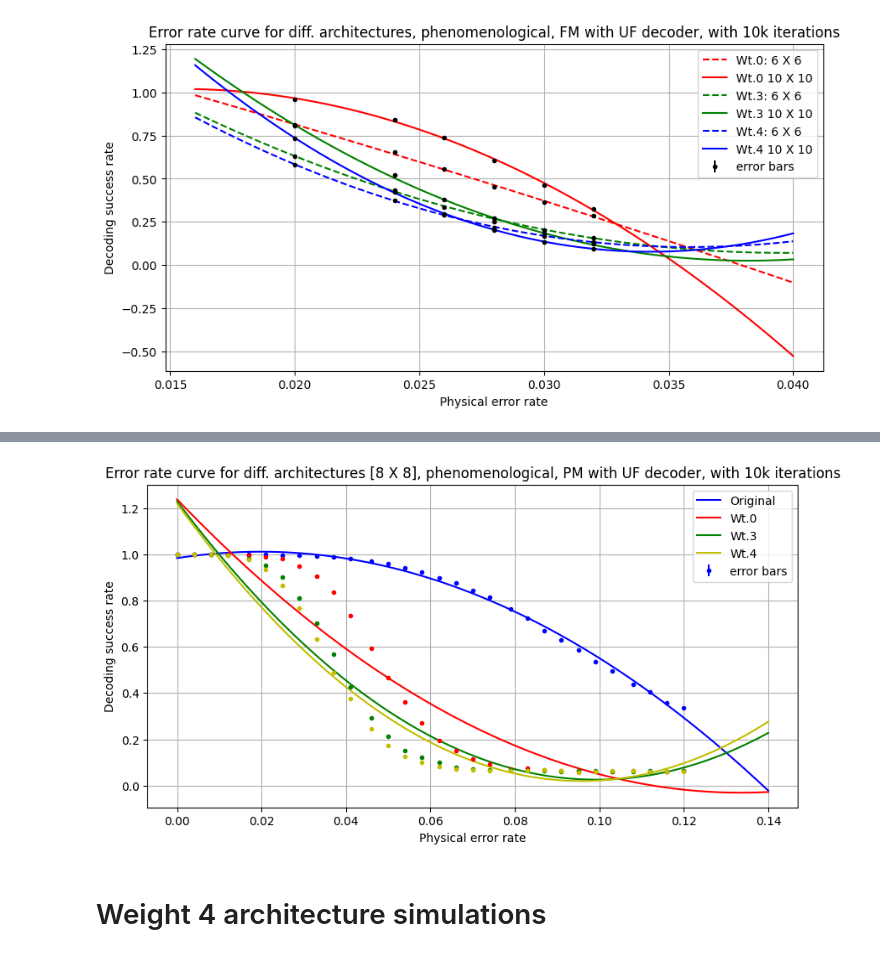
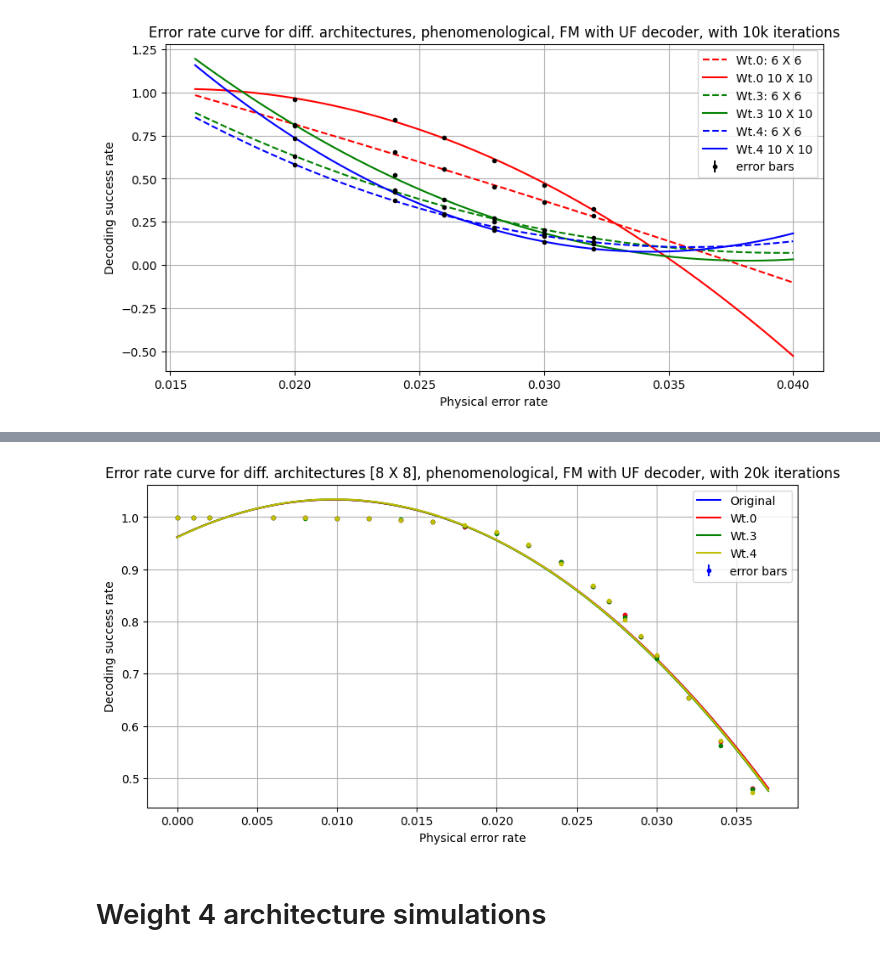
Before and after one commit to siddhantphy/qsurface, a Jupyter notebook: running/Conclusions.ipynb, the cells around one changed output, grey strips where cells are left out. Saved outputs shown, nothing was run; the diff lists cells and outputs as text; code cells hidden in the pictures.

Commit message:
false GHZ bug corrected in weight-3

```diff
--- a/running/Conclusions.ipynb
+++ b/running/Conclusions.ipynb
@@ -86,10 +86,10 @@ for rate in error_rates:
 # %% [output]
 [0.0, 0.004, 0.008, 0.012, 0.017, 0.021, 0.025, 0.029, 0.033, 0.037, 0.041, 0.046, 0.05, 0.054, 0.058, 0.062, 0.066, 0.07, 0.074, 0.079, 0.083, 0.087, 0.091, 0.095, 0.099, 0.103, 0.108, 0.112, 0.116,  ...
 # %%
-rate = 0.83
+rate = 0.03
 create_phenomenological_toric_superoperator([rate, rate, rate, rate])
 # create_phenomenological_weight_3_toric_superoperator(1,[rate, rate, rate, rate, rate, rate])
-# create_phenomenological_weight_4_toric_superoperator(1,[rate, rate, rate, rate])
+create_phenomenological_weight_4_toric_superoperator(1,[rate, rate, rate, rate])
 # %% [markdown]
 # Time Scaling of Implementation
 # %% [markdown]
@@ -858,10 +929,15 @@ plt.show()
 # %%
 iterations = 10000
-# LAYERS = d, Lattice: 8 X 8
-wt_00_data = {"(8, 8)":{"0":[0.0,0.9984],"1":[0.004,0.9984],"2":[0.008,0.9984],"3":[0.012,0.9984],"4":[0.017,0.9983],"5":[0.021,0.9977],"6":[0.025,0.9967],"7":[0.029,0.9958],"8":[0.033,0.9923],"9":[0.037,0.9876],"10":[0.041,0.9815],"11":[0.046,0.9691],"12":[0.05,0.9601],"13":[0.054,0.9408],"14":[0.058,0.9236],"15":[0.062,0.8968],"16":[0.066,0.8749],"17":[0.07,0.843],"18":[0.074,0.8131],"19":[0.079,0.763],"20":[0.083,0.724],"21":[0.087,0.6701],"22":[0.091,0.6311],"23":[0.095,0.5844],"24":[0.099,0.5341],"25":[0.103,0.4953],"26":[0.108,0.4379],"27":[0.112,0.4037],"28":[0.116,0.3596],"29":[0.12,0.3372]}}
-wt_0_data = {"(8, 8)":{"0":[0.0,0.9984],"1":[0.004,0.9984],"2":[0.008,0.9984],"3":[0.012,0.9981],"4":[0.017,0.9957],"5":[0.021,0.9899],"6":[0.025,0.9812],"7":[0.029,0.95],"8":[0.033,0.9057],"9":[0.037,0.837],"10":[0.041,0.7354],"11":[0.046,0.5951],"12":[0.05,0.4652],"13":[0.054,0.3614],"14":[0.058,0.2727],"15":[0.062,0.1966],"16":[0.066,0.151],"17":[0.07,0.1148],"18":[0.074,0.0923],"19":[0.079,0.0724],"20":[0.083,0.0744],"21":[0.087,0.0663],"22":[0.091,0.0653],"23":[0.095,0.0653],"24":[0.099,0.0606],"25":[0.103,0.062],"26":[0.108,0.0645],"27":[0.112,0.0623],"28":[0.116,0.0598],"29":[0.12,0.064]}}
-wt_3_data = {"(8, 8)":{"0":[0.0,0.9984],"1":[0.004,0.9984],"2":[0.008,0.9979],"3":[0.012,0.9954],"4":[0.017,0.9805],"5":[0.021,0.9522],"6":[0.025,0.9027],"7":[0.029,0.8106],"8":[0.033,0.7016],"9":[0.037,0.5668],"10":[0.041,0.4256],"11":[0.046,0.2914],"12":[0.05,0.2119],"13":[0.054,0.1503],"14":[0.058,0.1218],"15":[0.062,0.0994],"16":[0.066,0.0803],"17":[0.07,0.073],"18":[0.074,0.0675],"19":[0.079,0.0691],"20":[0.083,0.066],"21":[0.087,0.063],"22":[0.091,0.061],"23":[0.095,0.0633],"24":[0.099,0.063],"25":[0.103,0.0617],"26":[0.108,0.0605],"27":[0.112,0.066],"28":[0.116,0.0605],"29":[0.12,0.063]}}
-wt_4_data = {"(8, 8)":{"0":[0.0,0.9984],"1":[0.004,0.9984],"2":[0.008,0.9975],"3":[0.012,0.9938],"4":[0.017,0.9766],"5":[0.021,0.9352],"6":[0.025,0.8664],"7":[0.029,0.7655],"8":[0.033,0.6333],"9":[0.037,0.4892],"10":[0.041,0.3748],"11":[0.046,0.2455],"12":[0.05,0.1744],"13":[0.054,0.1263],"14":[0.058,0.0996],"15":[0.062,0.0814],"16":[0.066,0.072],"17":[0.07,0.0696],"18":[0.074,0.0627],"19":[0.079,0.0631],"20":[0.083,0.0629],"21":[0.087,0.0681],"22":[0.091,0.063],"23":[0.095,0.0568],"24":[0.099,0.0618],"25":[0.103,0.0647],"26":[0.108,0.063],"27":[0.112,0.0625],"28":[0.116,0.0623],"29":[0.12,0.0622]}}
+# Lattice: 8 X 8
+# wt_00_data = {"(8, 8)":{"0":[0.0,0.9984],"1":[0.001,0.9984],"2":[0.002,0.9984],"3":[0.006,0.9984],"4":[0.008,0.9984],"5":[0.01,0.998],"6":[0.012,0.9972],"7":[0.014,0.9958],"8":[0.016,0.9897],"9":[0.018,0.9808],"10":[0.02,0.9665],"11":[0.022,0.948],"12":[0.024,0.9095],"13":[0.026,0.865],"14":[0.027,0.8343],"15":[0.028,0.8062],"16":[0.029,0.7806],"17":[0.03,0.7396],"18":[0.032,0.6531],"19":[0.034,0.5653],"20":[0.036,0.4808]}}
+# wt_0_data = {"(8, 8)":{"0":[0.0,0.9984],"1":[0.001,0.9984],"2":[0.002,0.9984],"3":[0.006,0.9984],"4":[0.008,0.9984],"5":[0.01,0.998],"6":[0.012,0.9972],"7":[0.014,0.9958],"8":[0.016,0.9897],"9":[0.018,0.9808],"10":[0.02,0.9665],"11":[0.022,0.948],"12":[0.024,0.9095],"13":[0.026,0.865],"14":[0.027,0.8343],"15":[0.028,0.8062],"16":[0.029,0.7806],"17":[0.03,0.7396],"18":[0.032,0.6531],"19":[0.034,0.5653],"20":[0.036,0.4808]}}
+# wt_3_data = {"(8, 8)":{"0":[0.0,0.9984],"1":[0.001,0.9984],"2":[0.002,0.9984],"3":[0.006,0.9983],"4":[0.008,0.9981],"5":[0.01,0.9982],"6":[0.012,0.9965],"7":[0.014,0.995],"8":[0.016,0.9888],"9":[0.018,0.9811],"10":[0.02,0.968],"11":[0.022,0.9417],"12":[0.024,0.9021],"13":[0.026,0.8603],"14":[0.027,0.8267],"15":[0.028,0.794],"16":[0.029,0.763],"17":[0.03,0.7249],"18":[0.032,0.6361],"19":[0.034,0.5495],"20":[0.036,0.4599]}}
+# wt_4_data =  {"(8, 8)":{"0":[0.0,0.9984],"1":[0.001,0.9984],"2":[0.002,0.9984],"3":[0.006,0.9983],"4":[0.008,0.9983],"5":[0.01,0.9975],"6":[0.012,0.9971],"7":[0.014,0.9953],"8":[0.016,0.9879],"9":[0.018,0.9799],"10":[0.02,0.965],"11":[0.022,0.9416],"12":[0.024,0.9074],"13":[0.026,0.8576],"14":[0.027,0.828],"15":[0.028,0.7937],"16":[0.029,0.7622],"17":[0.03,0.7199],"18":[0.032,0.6386],"19":[0.034,0.5461],"20":[0.036,0.4536]}}
+
+wt_00_data = {"(8, 8)":{"0":[0.0,0.9984],"1":[0.001,0.9984],"2":[0.002,0.9984],"3":[0.006,0.99825],"4":[0.008,0.99825],"5":[0.01,0.99805],"6":[0.012,0.99685],"7":[0.014,0.9946],"8":[0.016,0.9904],"9":[0.018,0.9821],"10":[0.02,0.97005],"11":[0.022,0.946],"12":[0.024,0.91395],"13":[0.026,0.86775],"14":[0.027,0.8383],"15":[0.028,0.81225],"16":[0.029,0.77165],"17":[0.03,0.7337],"18":[0.032,0.65475],"19":[0.034,0.57115],"20":[0.036,0.4801]}}
+wt_0_data = {"(8, 8)":{"0":[0.0,0.9984],"1":[0.001,0.9984],"2":[0.002,0.9984],"3":[0.006,0.99825],"4":[0.008,0.99825],"5":[0.01,0.99805],"6":[0.012,0.99685],"7":[0.014,0.9946],"8":[0.016,0.9904],"9":[0.018,0.9821],"10":[0.02,0.97005],"11":[0.022,0.946],"12":[0.024,0.91395],"13":[0.026,0.86775],"14":[0.027,0.8383],"15":[0.028,0.81225],"16":[0.029,0.77165],"17":[0.03,0.7337],"18":[0.032,0.65475],"19":[0.034,0.57115],"20":[0.036,0.4801]}}
+wt_3_data = {"(8, 8)":{"0":[0.0,0.9984],"1":[0.001,0.9984],"2":[0.002,0.9984],"3":[0.006,0.99835],"4":[0.008,0.99815],"5":[0.01,0.9978],"6":[0.012,0.99685],"7":[0.014,0.9954],"8":[0.016,0.99095],"9":[0.018,0.98255],"10":[0.02,0.96915],"11":[0.022,0.9458],"12":[0.024,0.91335],"13":[0.026,0.86685],"14":[0.027,0.8389],"15":[0.028,0.80785],"16":[0.029,0.77105],"17":[0.03,0.7287],"18":[0.032,0.65395],"19":[0.034,0.5619],"20":[0.036,0.479]}}
+wt_4_data = {"(8, 8)":{"0":[0.0,0.9984],"1":[0.001,0.9984],"2":[0.002,0.9984],"3":[0.006,0.9983],"4":[0.008,0.99835],"5":[0.01,0.9981],"6":[0.012,0.99695],"7":[0.014,0.9944],"8":[0.016,0.9903],"9":[0.018,0.98435],"10":[0.02,0.9712],"11":[0.022,0.94695],"12":[0.024,0.91115],"13":[0.026,0.86845],"14":[0.027,0.8404],"15":[0.028,0.80385],"16":[0.029,0.7725],"17":[0.03,0.73545],"18":[0.032,0.65405],"19":[0.034,0.57245],"20":[0.036,0.47265]}}
 
 rates = [rate[0] for rate in list(wt_0_data["(8, 8)"].values())]
 
@@ -894,40 +970,40 @@ pop_wt0, _ = curve_fit(fitting_function, rates, wt_0, maxfev=5000)
 pop_wt3, _ = curve_fit(fitting_function, rates, wt_3, maxfev=5000)
 pop_wt4, _ = curve_fit(fitting_function, rates, wt_4, maxfev=5000)
 
 
 fig = plt.figure(figsize=(10,5))
 fig.set_facecolor("w")
 ax1 = fig.add_subplot()
-ax1.set_title('Error rate curve for diff. architectures [8 X 8], phenomenological, PM with UF decoder, with 10k iterations')
+ax1.set_title('Error rate curve for diff. architectures [8 X 8], phenomenological, FM with UF decoder, with 20k iterations')
 ax1.set_ylabel('Decoding success rate')
 ax1.set_xlabel('Physical error rate')
 plt.grid()
 
 plt.errorbar(rates,wt_00,yerr=error_wt0[0], fmt='b.')
 
 plt.errorbar(rates,wt_0,yerr=error_wt0[0], fmt='r.')
 
 plt.errorbar(rates,wt_3,yerr=error_wt3[0], fmt='g.')
 
 plt.errorbar(rates,wt_4,yerr=error_wt4[0], fmt='y.')
 
-plt.plot(np.linspace(0.0, 0.14, 100),fitting_function(np.linspace(0.0, 0.14, 100),pop_wt00[0],pop_wt00[1],pop_wt00[2],pop_wt00[3],pop_wt00[4]),'b-', label='wt00_fit')
+plt.plot(np.linspace(0.0, 0.037, 100),fitting_function(np.linspace(0.0, 0.037, 100),pop_wt00[0],pop_wt00[1],pop_wt00[2],pop_wt00[3],pop_wt00[4]),'b-', label='wt00_fit')
 
-plt.plot(np.linspace(0.0, 0.14, 100),fitting_function(np.linspace(0.0, 0.14, 100),pop_wt0[0],pop_wt0[1],pop_wt0[2],pop_wt0[3],pop_wt0[4]),'r-', label='wt0_fit')
+plt.plot(np.linspace(0.0, 0.037, 100),fitting_function(np.linspace(0.0, 0.037, 100),pop_wt0[0],pop_wt0[1],pop_wt0[2],pop_wt0[3],pop_wt0[4]),'r-', label='wt0_fit')
 
-plt.plot(np.linspace(0.0, 0.14, 100),fitting_function(np.linspace(0.0, 0.14, 100),pop_wt3[0],pop_wt3[1],pop_wt3[2],pop_wt3[3],pop_wt3[4]),'g-', label='wt3_fit')
+plt.plot(np.linspace(0.0, 0.037, 100),fitting_function(np.linspace(0.0, 0.037, 100),pop_wt3[0],pop_wt3[1],pop_wt3[2],pop_wt3[3],pop_wt3[4]),'g-', label='wt3_fit')
 
-plt.plot(np.linspace(0.0, 0.14, 100),fitting_function(np.linspace(0.0, 0.14, 100),pop_wt4[0],pop_wt4[1],pop_wt4[2],pop_wt4[3],pop_wt4[4]),'y-', label='wt4_fit')
+plt.plot(np.linspace(0.0, 0.037, 100),fitting_function(np.linspace(0.0, 0.037, 100),pop_wt4[0],pop_wt4[1],pop_wt4[2],pop_wt4[3],pop_wt4[4]),'y-', label='wt4_fit')
 
 
 
 
 plt.legend(['Original','Wt.0','Wt.3','Wt.4','error bars'])
 
-plt.savefig('Architectures comparison_Default_layer_PM.pdf')
+plt.savefig('Architectures comparison_defaultlayer_FM_after_extra_measurements.pdf')
 plt.show()
 # %% [output]
-[figure, old version]
+[figure, new version]
 # %% [markdown]
 # Weight 4 architecture simulations
 # %% [markdown]
```
Also changed, not shown: parts of 18 cells of this notebook, 5 other files.
